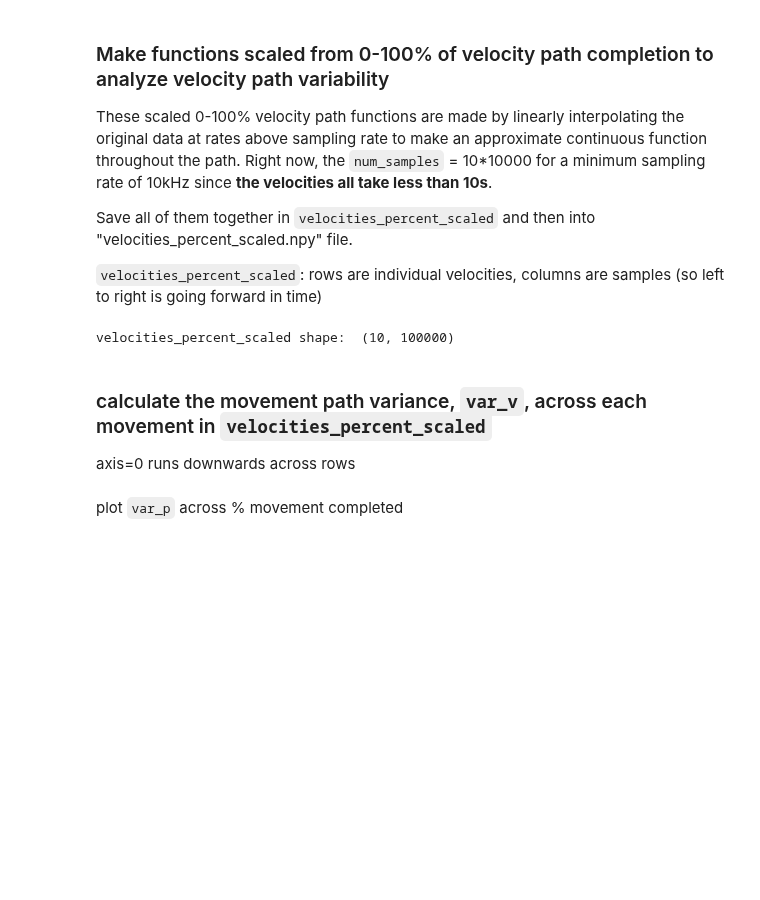
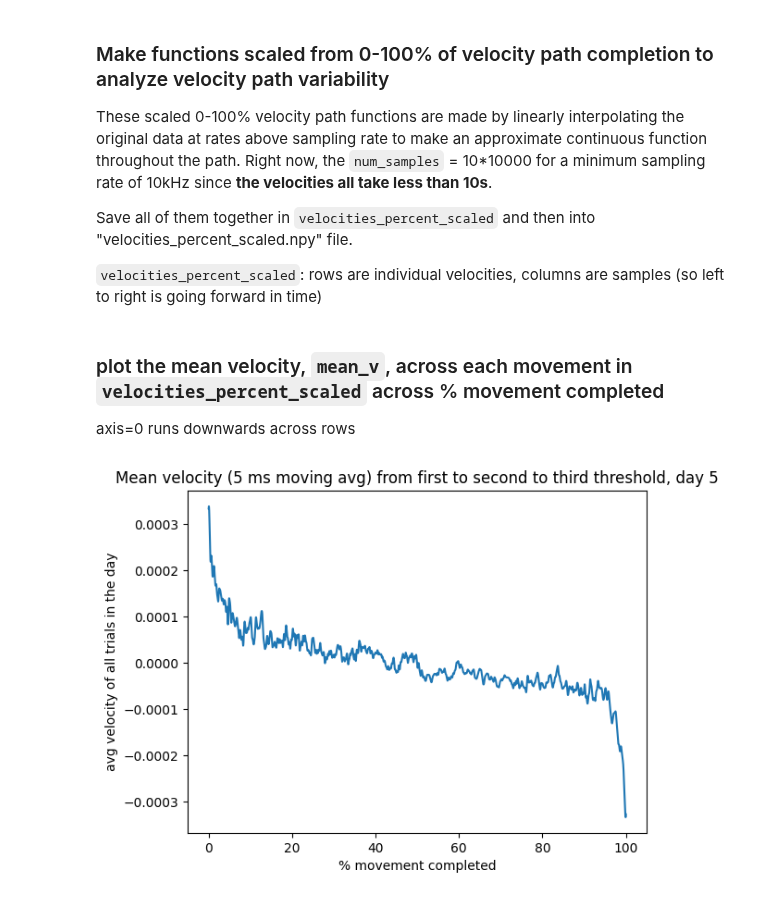
Before and after one commit to paulazoo/behavior, a Jupyter notebook: analysis/analysis5_v.ipynb, the cells around one changed output. Drawn from its saved outputs; the diff is of its cells as text; code cells hidden in the pictures; blank space fills up the shorter version.

Commit message:
velocity ma

```diff
--- a/analysis/analysis5_v.ipynb
+++ b/analysis/analysis5_v.ipynb
@@ -48,3 +55,22 @@ for movement_file in glob.glob(analysis2_folder+'movement_trial*.npy'):
+# %%
+# loop through all movements from that day
+num_samples = 10*10000
+velocities_percent_scaled = np.array([]).reshape((0, num_samples))
+for beforebuffer_velocity_file in glob.glob(output_folder+'beforebuffer_velocity_trial*.npy'):
+    trial_i = int(re.search(r"(?<=trial).+?(?=\.npy)", beforebuffer_velocity_file).group())
+    beforebuffer_velocity_data = np.load(beforebuffer_velocity_file)
+
+    # Read the binary file created by the C++ program which is saved as double
+    trial_frequencies = np.fromfile(analysis0_folder+"trial_frequencies.bin", dtype=np.double)
+    fs = trial_frequencies[trial_i]
+
+    num_points = beforebuffer_velocity_data[1,:].shape[0]
+    total_time = (num_points-1)*(1/fs)
+    five_ms = (0.005/total_time)*num_points
+
+    beforebuffer_velocity_ma = moving_average(beforebuffer_velocity_data[1,:], 29)
+    velocity_ma=np.vstack([beforebuffer_velocity_data[0, 300:-300], beforebuffer_velocity_ma[300-14:-300+14]])
+    np.save(output_folder+'velocity_ma_trial'+str(trial_i), velocity_ma)
 # %% [markdown]
 ### Make functions scaled from 0-100% of velocity path completion to analyze velocity path variability
 These scaled 0-100% velocity path functions are made by linearly interpolating the original data at rates above sampling rate to make an approximate continuous function throughout the path. Right now, the `num_samples` = 10*10000 for a minimum sampling rate of 10kHz since __the velocities all take less than 10s__.
@@ -56,20 +82,15 @@ Save all of them together in `velocities_percent_scaled` and then into "velociti
 # loop through all movements from that day
 num_samples = 10*10000
 velocities_percent_scaled = np.array([]).reshape((0, num_samples))
-for velocity_file in glob.glob(output_folder+'velocity_trial*.npy'):
-    trial_i = int(velocity_file[-5])
-    velocity_data = np.load(velocity_file)
+for velocity_ma_file in glob.glob(output_folder+'velocity_ma_trial*.npy'):
+    trial_i = int(re.search(r"(?<=trial).+?(?=\.npy)", velocity_ma_file).group())
+    velocity_ma = np.load(velocity_ma_file)
 
-    percent_completion_x = np.linspace(0, 100, velocity_data[1,:].shape[0])
-    velocity_data_fcn = interpolate.interp1d(percent_completion_x, velocity_data[1, :], kind='linear')
+    percent_completion_x = np.linspace(0, 100, velocity_ma.shape[1])
+    velocity_data_fcn = interpolate.interp1d(percent_completion_x, velocity_ma[1, :], kind='linear')
     new_x = np.linspace(0, 100, num_samples)
     new_y = velocity_data_fcn(new_x)
     velocities_percent_scaled = np.vstack([velocities_percent_scaled, new_y[:]])
-
-np.save(output_folder+"velocities_percent_scaled", velocities_percent_scaled)
-print("velocities_percent_scaled shape: ", velocities_percent_scaled.shape)
-# %% [output]
-velocities_percent_scaled shape:  (10, 100000)
 # %% [markdown]
-### calculate the movement path variance, `var_v`, across each movement in `velocities_percent_scaled`
+### plot the mean velocity, `mean_v`, across each movement in `velocities_percent_scaled` across % movement completed
 axis=0 runs downwards across rows
@@ -78,8 +97,11 @@ var_v=np.var(velocities_percent_scaled, axis=0)
-# %% [markdown]
-plot `var_p` across % movement completed
 # %%
+mean_v=np.mean(velocities_percent_scaled, axis=0)
+
 x_range = np.array(range(0,num_samples)) * 100 / num_samples
-plt.plot(x_range, var_p)
+plt.plot(x_range, mean_v)
 plt.xlabel("% movement completed")
-plt.ylabel("var_p of all trials in the day")
-plt.title("Variance of movement paths from first to second threshold, day "+str(day))
+plt.ylabel("avg velocity of all trials in the day")
+plt.title("Mean velocity (5 ms moving avg) from first to second to third threshold, day "+str(day))
+plt.show()
+# %% [output]
+[figure, added]
```
Also changed, not shown: parts of 6 cells of this notebook, 20 other files.
